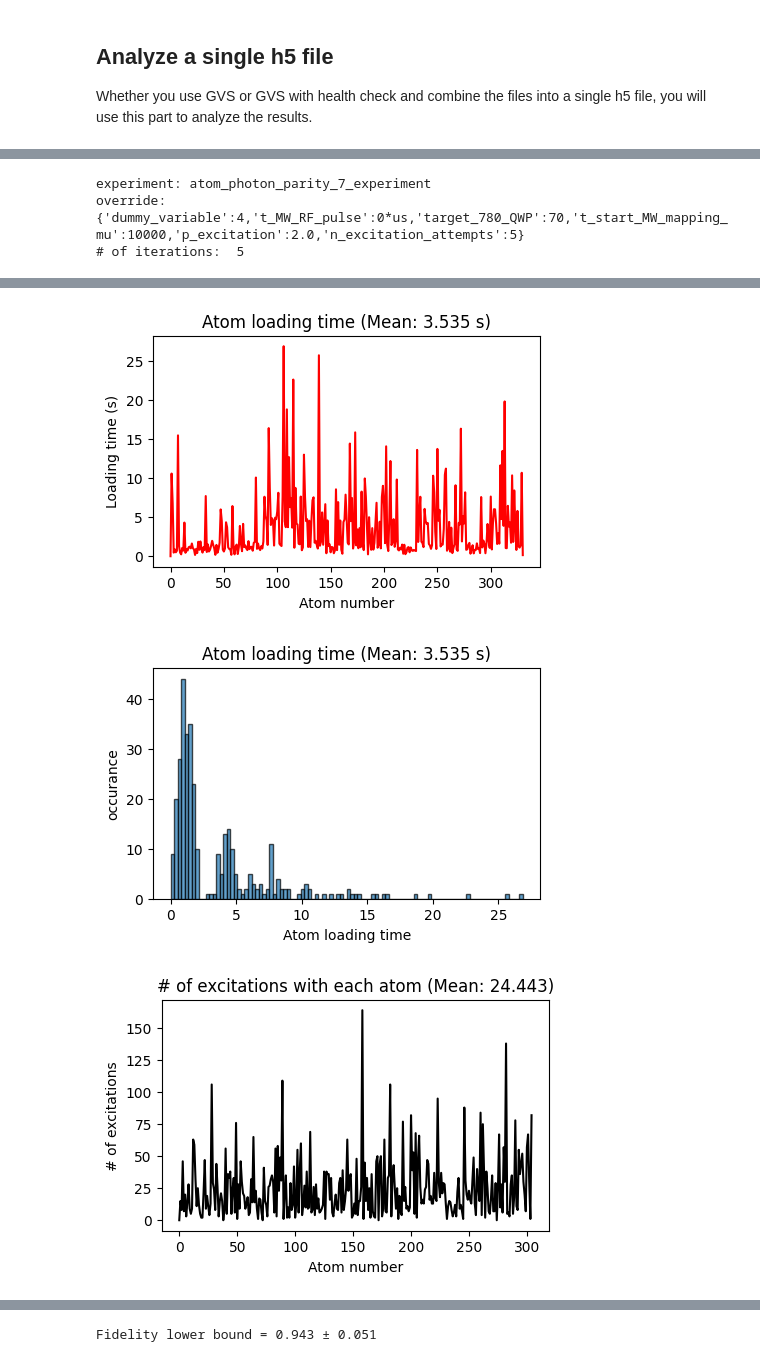
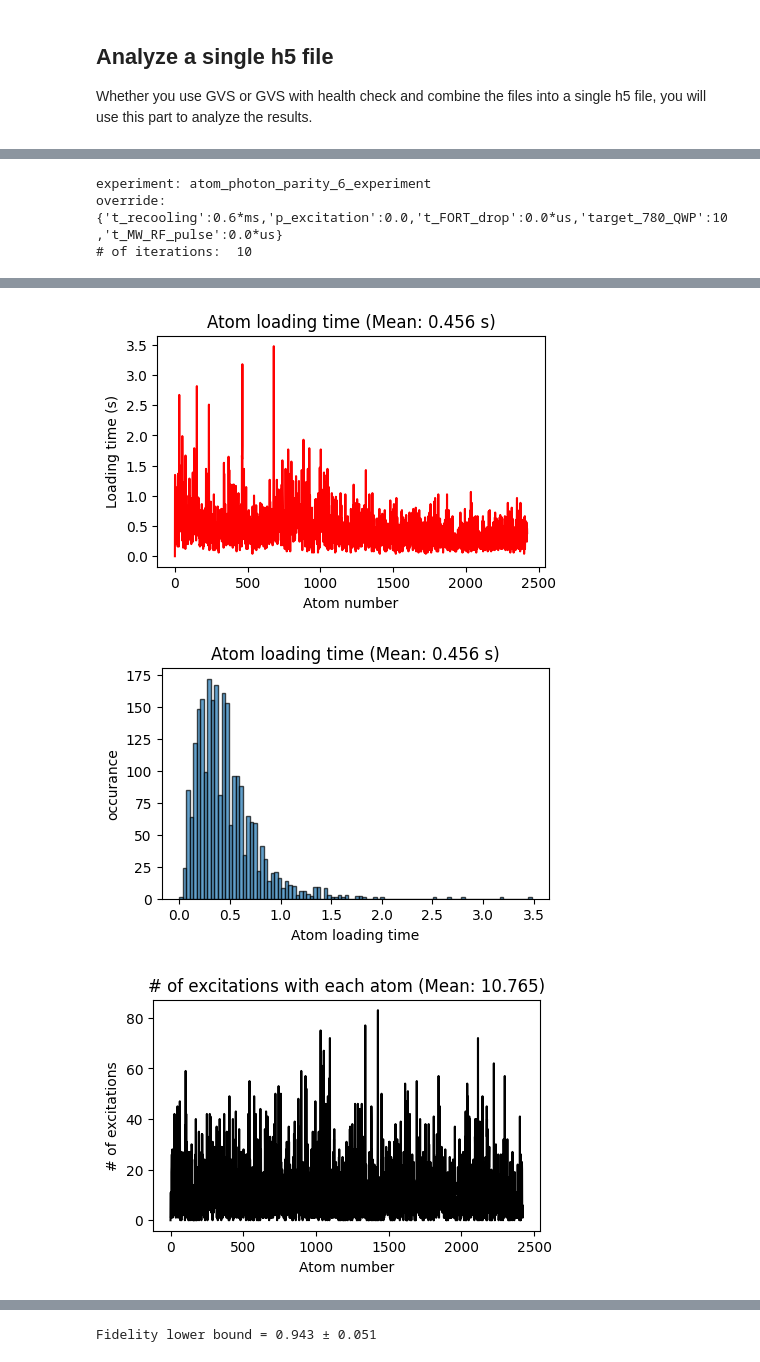
Before and after one commit to QuantumQuadrate/qn_artiq_routines, a Jupyter notebook: Analysis/Tomography analysis/Parity_Oscillation_analysis_2025.ipynb, the cells around one changed output, grey strips where cells are left out. Saved outputs shown, nothing was run; the diff lists cells and outputs as text; code cells hidden in the pictures.

```diff
--- a/Analysis/Tomography analysis/Parity_Oscillation_analysis_2025.ipynb
+++ b/Analysis/Tomography analysis/Parity_Oscillation_analysis_2025.ipynb
@@ -6,7 +6,7 @@ On 2025-12-05 I changed the name "SPCM0_SinglePhoton" to "SPCM0_SinglePhoton_par
 ## Combine files generated with GVS_HealthCheck_CatchError
 If you run the experiment using GVS_HealthCheck_CatchError, it may generate multiple h5 files. This section, combines the files to be used for the analysis below.
 # %%
-date_filters = ["2025-12-12"]
+date_filters = ["2026-03-24"]
 
 from matplotlib import pyplot as plt
 import matplotlib as mpl
@@ -336,7 +333,7 @@ Done. Combined files:
 ## Analyze a single h5 file
 Whether you use GVS or GVS with health check and combine the files into a single h5 file, you will use this part to analyze the results.
 # %%
-date_filters = ["2025-12-12"]
+date_filters = ["2026-03-24"]
 
 from matplotlib import pyplot as plt
 import matplotlib as mpl
@@ -400,7 +388,7 @@ file 10 (C:\Networking Experiment\artiq codes\artiq-master\results\2025-12-12\09
 # %%
 ### the file(s) to analyze:
 file_indices = {
-    8:'',
+    0:'',
     # 40:'',
     # 42:'',
 }
@@ -694,6 +682,6 @@ plt.show()
 # plt.ylabel("Slack (s)")
 # plt.show()
 # %% [output]
-experiment: atom_photon_parity_7_experiment
-override: {'dummy_variable':4,'t_MW_RF_pulse':0*us,'target_780_QWP':70,'t_start_MW_mapping_mu':10000,'p_excitation':2.0,'n_excitation_attempts':5}
-# of iterations:  5
+experiment: atom_photon_parity_6_experiment
+override: {'t_recooling':0.6*ms,'p_excitation':0.0,'t_FORT_drop':0.0*us,'target_780_QWP':10,'t_MW_RF_pulse':0.0*us}
+# of iterations:  10
@@ -702,6 +690,6 @@ override: {'dummy_variable':4,'t_MW_RF_pulse':0*us,'target_780_QWP':70,'t_start_
-[figure, old version]
+[figure, new version]
-[figure, old version]
+[figure, new version]
-[figure, old version]
+[figure, new version]
 # %%
 """
 Joint probabilities P(SPCM, mF).
```
Also changed, not shown: parts of 4 cells of this notebook, 4 other files.
